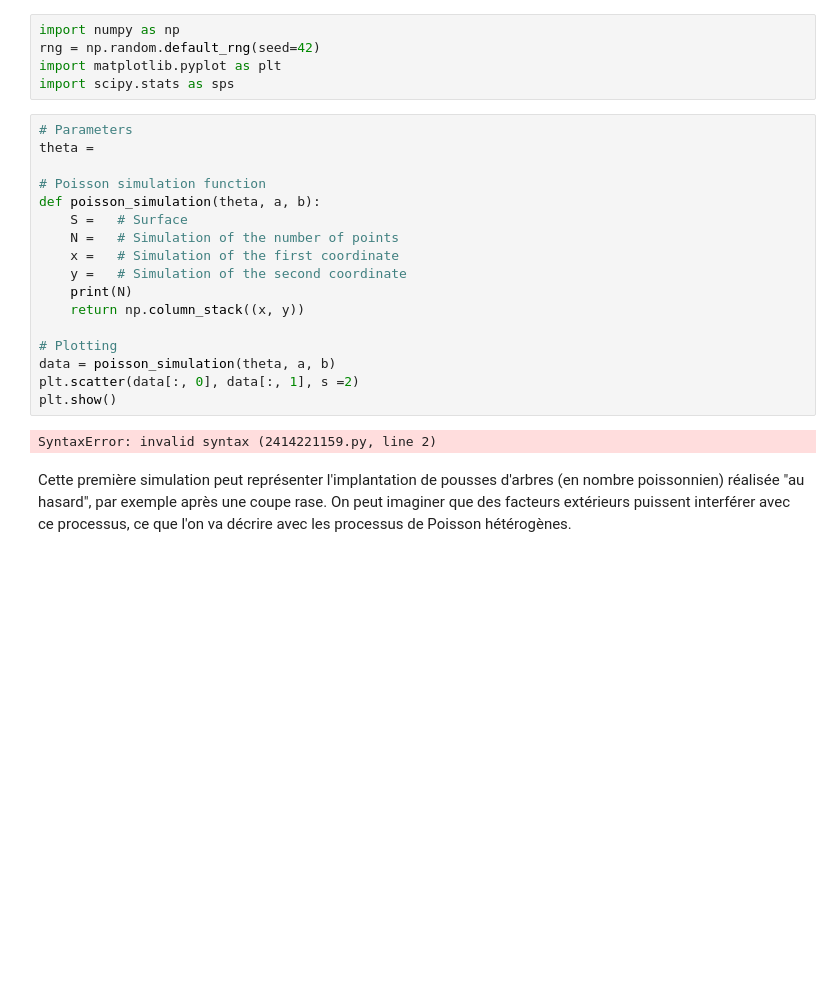
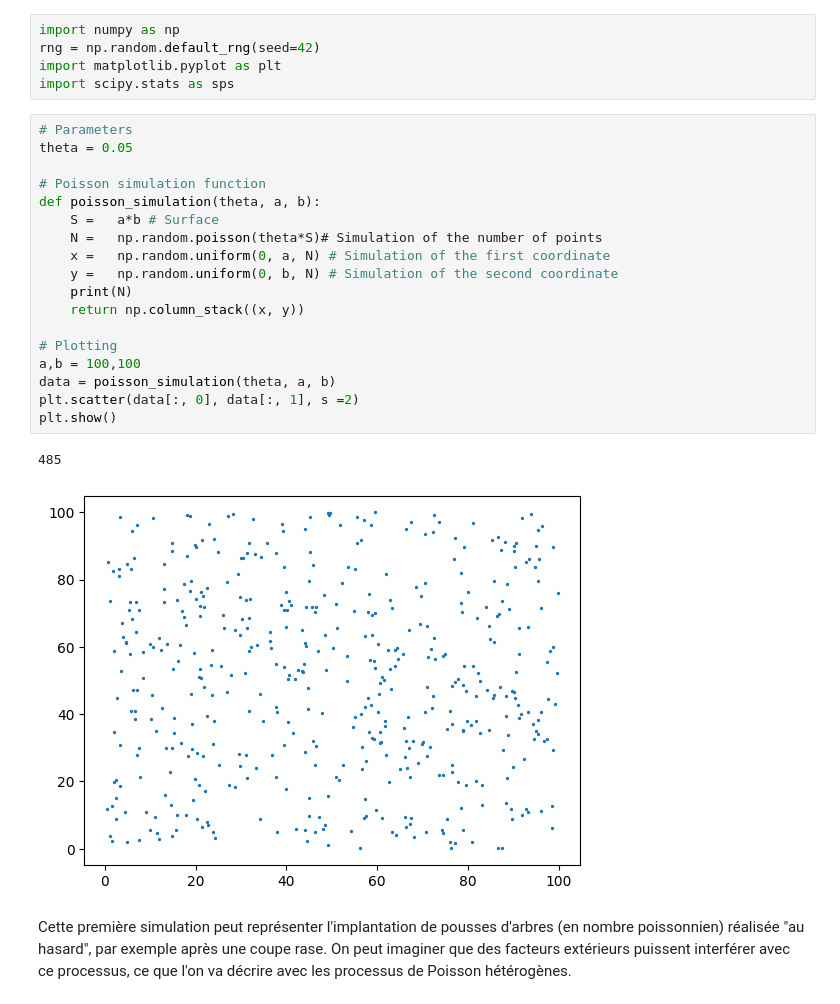
Before and after one commit to bonbonblond/Projet-info, a Jupyter notebook: Proba/Projet ProbabilitÃ©s.ipynb, the cells around one changed output. Drawn from its saved outputs; the diff is of its cells as text; blank space fills up the shorter version.

```diff
--- a/Proba/Projet ProbabilitÃ©s.ipynb
+++ b/Proba/Projet ProbabilitÃ©s.ipynb
@@ -122,23 +139,25 @@ import matplotlib.pyplot as plt
 import scipy.stats as sps
 # %%
 # Parameters
-theta =
+theta = 0.05
 
 # Poisson simulation function
 def poisson_simulation(theta, a, b):
-    S =   # Surface
-    N =   # Simulation of the number of points
-    x =   # Simulation of the first coordinate
-    y =   # Simulation of the second coordinate
+    S =   a*b # Surface
+    N =   np.random.poisson(theta*S)# Simulation of the number of points
+    x =   np.random.uniform(0, a, N) # Simulation of the first coordinate
+    y =   np.random.uniform(0, b, N) # Simulation of the second coordinate
     print(N)
     return np.column_stack((x, y))
 
 # Plotting
+a,b = 100,100
 data = poisson_simulation(theta, a, b)
 plt.scatter(data[:, 0], data[:, 1], s =2)
 plt.show()
 # %% [output]
-SyntaxError: invalid syntax (2414221159.py, line 2)
+485
+[figure, added]
 # %% [markdown]
 Cette première simulation peut représenter l'implantation de pousses d'arbres (en nombre poissonnien) réalisée "au hasard", par exemple après une coupe rase. On peut imaginer que des facteurs extérieurs puissent interférer avec ce processus, ce que l'on va décrire avec les processus de Poisson hétérogènes.
 # %% [markdown]
```
Also changed, not shown: parts of 3 cells of this notebook, 3 other files.
